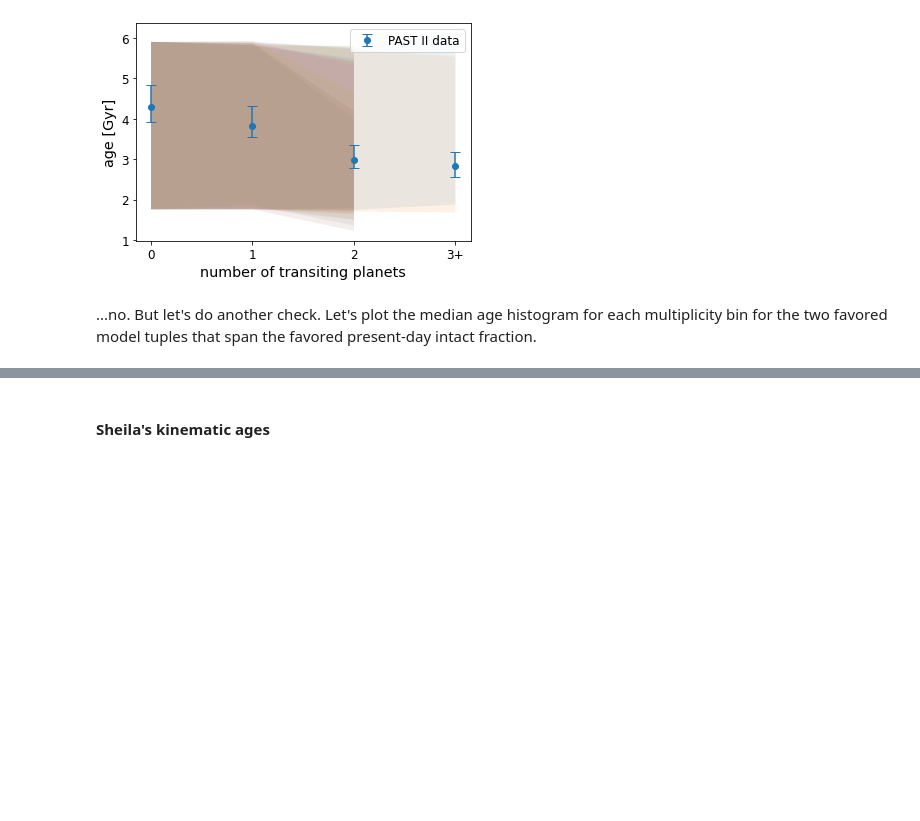
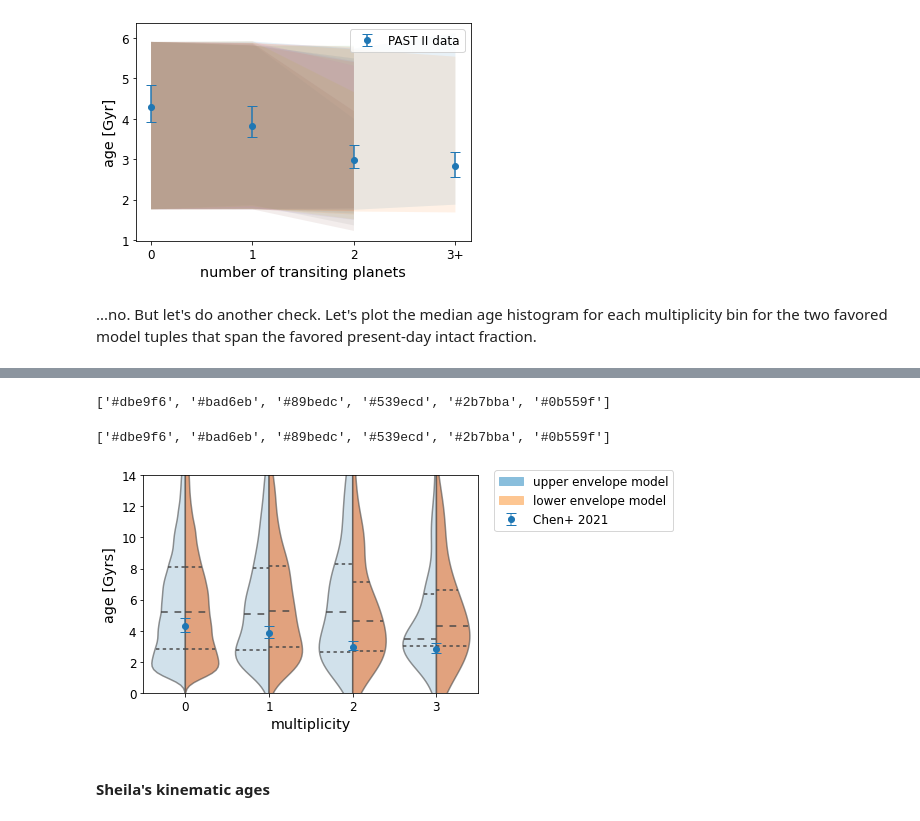
Before and after one commit to exoclam/mastrangelo, a Jupyter notebook: notebooks/analyze.ipynb, the cells around one changed output, grey strips where cells are left out. Cells and saved outputs as stored; diff of their text form; code cells hidden in the pictures; blank space fills up the shorter version.

Commit message:
made violin plot to compare age distributions per multiplicity bin between PAST II and isochrone ages; also cross matched Prot and Porb for Natalia's art project

```diff
--- a/notebooks/analyze.ipynb
+++ b/notebooks/analyze.ipynb
@@ -1286,24 +1286,16 @@ def collect_age_histograms(df, f):
 
     """
 
+    # if f < 1, randomly steal some non-nontransits for the nontransits gang
+    samples_indices = df.sample(frac=1-f, replace=True).index
+    df.loc[samples_indices, 'transit_status'] = 0
+
     # isolate non-transiting systems
     nontransit = df.loc[df['transit_status']==0]
+    nontransit['yield'] = 0
 
     # isolate transiting systems
     transit = df.loc[df['transit_status']==1]
-
-    # if f < 1, randomly steal some non-nontransits for the nontransits gang
-    samples_indices = transit.sample(frac=1-f, replace=False).index
-    transit.loc[samples_indices, 'transit_status'] = 0
-
-    # rejects
-    rejects = transit.loc[transit['transit_status'] == 0]
-
-    # concatenate rejects to nontransit DataFrame
-    nontransit = pd.concat([nontransit, rejects])
-
-    # new transit DataFrame no longer has rejects
-    transit = transit.loc[transit['transit_status'] != 0]
 
     # create column counting number of planets per system
     transit['yield'] = 1
@@ -1311,7 +1303,7 @@ def collect_age_histograms(df, f):
     transit.loc[transit['yield'] > 3] = 3
 
     # re-combine, with yields
-    nontransit['yield'] = 0
+    #nontransit['yield'] = 0
     total = pd.concat([nontransit, transit])
 
     return total
@@ -1362,3 +1333,40 @@ See the caveats in the documentation: https://pandas.pydata.org/pandas-docs/stab
+# %%
+pal = sns.color_palette('Blues')
+print(pal.as_hex())
+pal.as_hex()
+# %% [output]
+['#dbe9f6', '#bad6eb', '#89bedc', '#539ecd', '#2b7bba', '#0b559f']
+['#dbe9f6', '#bad6eb', '#89bedc', '#539ecd', '#2b7bba', '#0b559f']
+# %%
+import matplotlib.patches as mpatches
+import matplotlib.pyplot as plt
+
+blue_patch = mpatches.Patch(color='#89bedc', label='upper envelope model')
+orange_patch = mpatches.Patch(color='#fdc692', label='lower envelope model')
+
+ax1 = sns.violinplot(data=total1, x="yield", y="iso_age", hue=True, hue_order=[True, False], inner='quart',
+                     palette='Blues', split=True, saturation=0.75)
+ax2 = sns.violinplot(data=total2, x="yield", y="iso_age", hue=True, hue_order=[False, True], inner='quart',
+                     palette='Oranges', split=True, alpha=0.3, saturation=0.75)
+ax3 = plt.errorbar(chen_comparison.multi, chen_comparison.age, yerr=[chen_comparison.err2, chen_comparison.err1],
+        fmt='o', capsize=5, label='Chen+ 2021')
+
+for violin in ax1.collections:
+    violin.set_alpha(0.6)
+for violin in ax2.collections:
+    violin.set_alpha(0.6)
+
+#ax1.legend_ = None
+#ax2.legend_ = None
+plt.ylim([0,14])
+plt.xlim([-0.5, 3.5])
+plt.xlabel('multiplicity')
+plt.ylabel('age [Gyrs]')
+plt.legend(handles=[blue_patch, orange_patch, ax3], bbox_to_anchor=[1.6, 1.05])
+plt.savefig(path+'figures/age_vs_multiplicity.png', format='png')
+plt.show()
+# %% [output]
+[figure, added]
 # %% [markdown]
 #### Sheila's kinematic ages
 # %% [markdown]
```
Also changed, not shown: parts of 4 cells of this notebook, 1 other file.
